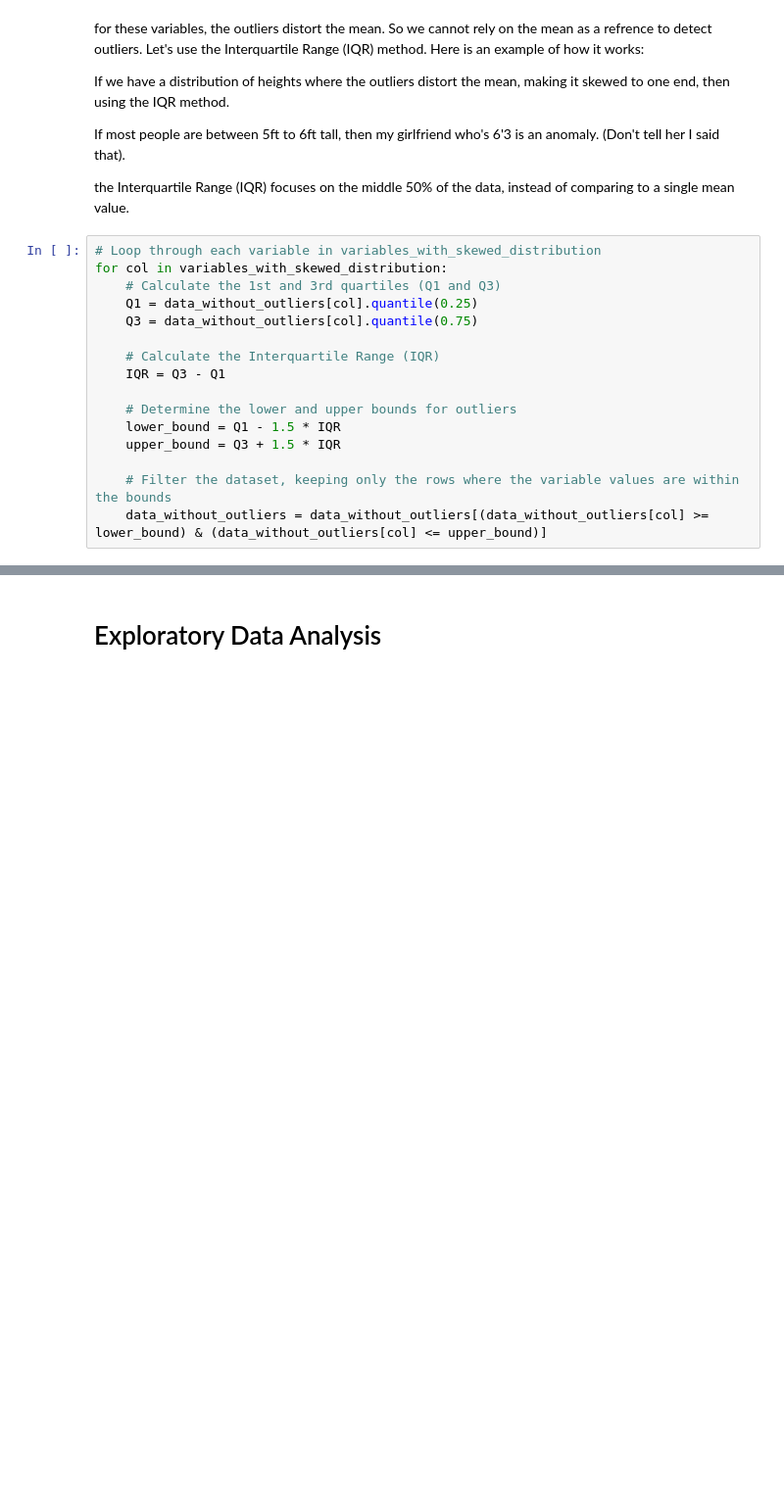
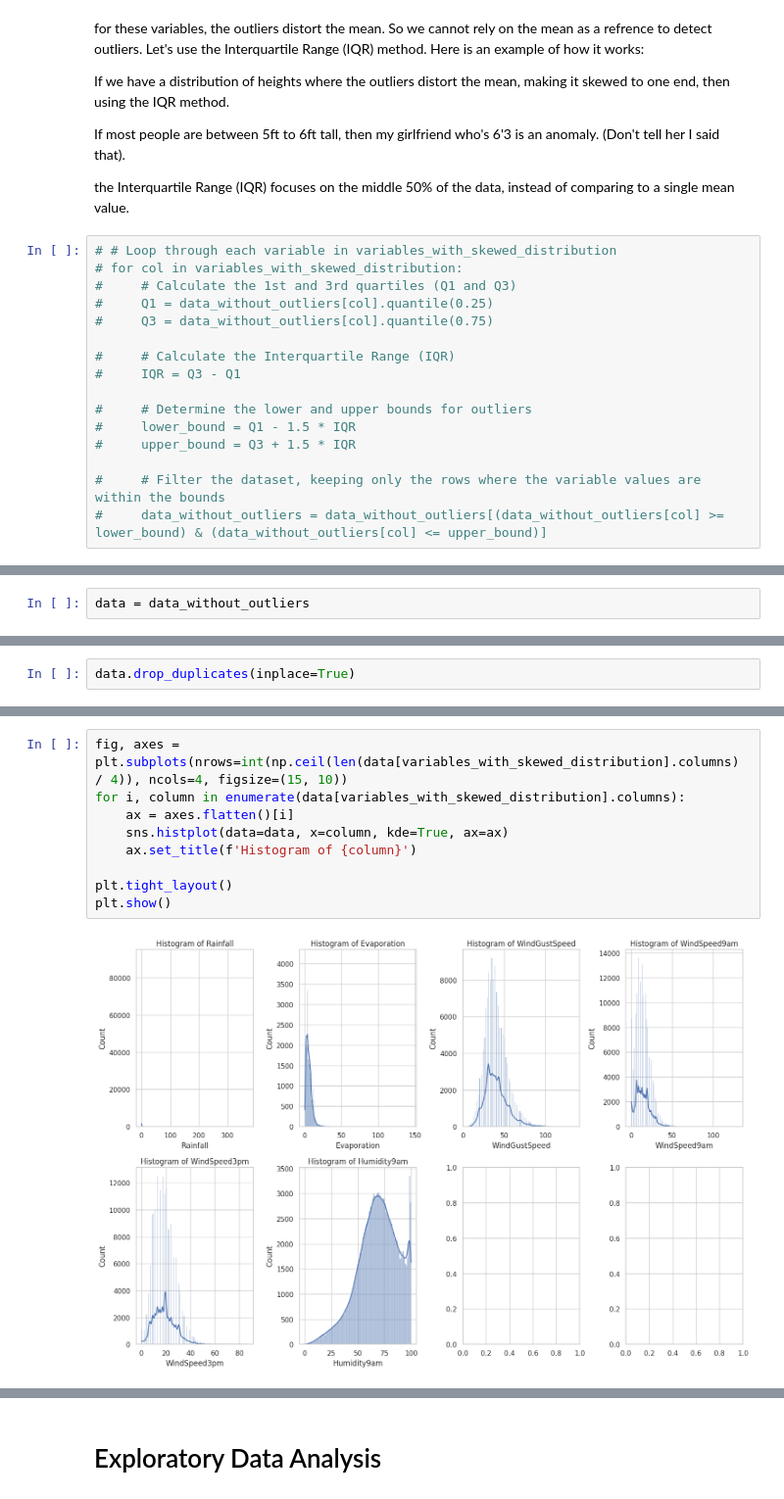
Before and after one commit to ikoghoemmanuell/Machine_Learning-Based_Rainfall_Prediction, a Jupyter notebook: rain.ipynb, the cells around one changed output, grey strips where cells are left out. Shown at 98% size. Drawn from its saved outputs; the diff is of its cells as text; blank space fills up the shorter version.

```diff
--- a/rain.ipynb
+++ b/rain.ipynb
@@ -370,21 +311,21 @@ If most people are between 5ft to 6ft tall, then my girlfriend who's 6'3 is an a
 
 the Interquartile Range (IQR) focuses on the middle 50% of the data, instead of comparing to a single mean value.
 # %%
-# Loop through each variable in variables_with_skewed_distribution
-for col in variables_with_skewed_distribution:
-    # Calculate the 1st and 3rd quartiles (Q1 and Q3)
-    Q1 = data_without_outliers[col].quantile(0.25)
-    Q3 = data_without_outliers[col].quantile(0.75)
+# # Loop through each variable in variables_with_skewed_distribution
+# for col in variables_with_skewed_distribution:
+#     # Calculate the 1st and 3rd quartiles (Q1 and Q3)
+#     Q1 = data_without_outliers[col].quantile(0.25)
+#     Q3 = data_without_outliers[col].quantile(0.75)
 
-    # Calculate the Interquartile Range (IQR)
-    IQR = Q3 - Q1
+#     # Calculate the Interquartile Range (IQR)
+#     IQR = Q3 - Q1
 
-    # Determine the lower and upper bounds for outliers
-    lower_bound = Q1 - 1.5 * IQR
-    upper_bound = Q3 + 1.5 * IQR
+#     # Determine the lower and upper bounds for outliers
+#     lower_bound = Q1 - 1.5 * IQR
+#     upper_bound = Q3 + 1.5 * IQR
 
-    # Filter the dataset, keeping only the rows where the variable values are within the bounds
-    data_without_outliers = data_without_outliers[(data_without_outliers[col] >= lower_bound) & (data_without_outliers[col] <= upper_bound)]
+#     # Filter the dataset, keeping only the rows where the variable values are within the bounds
+#     data_without_outliers = data_without_outliers[(data_without_outliers[col] >= lower_bound) & (data_without_outliers[col] <= upper_bound)]
 # %%
 len(data_without_outliers)
 # %% [output]
@@ -395,0 +333,2 @@ NameError: name 'm' is not defined
+# %%
+data = data_without_outliers
@@ -395,0 +363,2 @@ NameError: name 'm' is not defined
+# %%
+data.drop_duplicates(inplace=True)
@@ -395,0 +371,11 @@ NameError: name 'm' is not defined
+# %%
+fig, axes = plt.subplots(nrows=int(np.ceil(len(data[variables_with_skewed_distribution].columns) / 4)), ncols=4, figsize=(15, 10))
+for i, column in enumerate(data[variables_with_skewed_distribution].columns):
+    ax = axes.flatten()[i]
+    sns.histplot(data=data, x=column, kde=True, ax=ax)
+    ax.set_title(f'Histogram of {column}')
+
+plt.tight_layout()
+plt.show()
+# %% [output]
+[figure, added]
```
Also changed, not shown: parts of 44 cells of this notebook.
